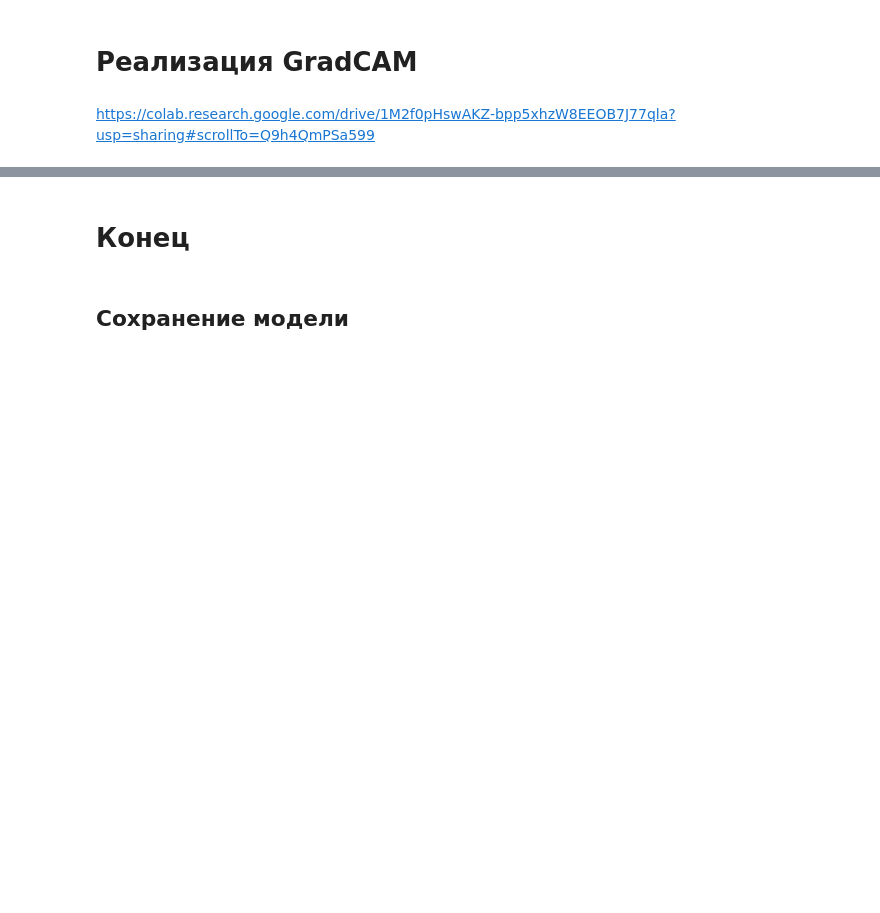
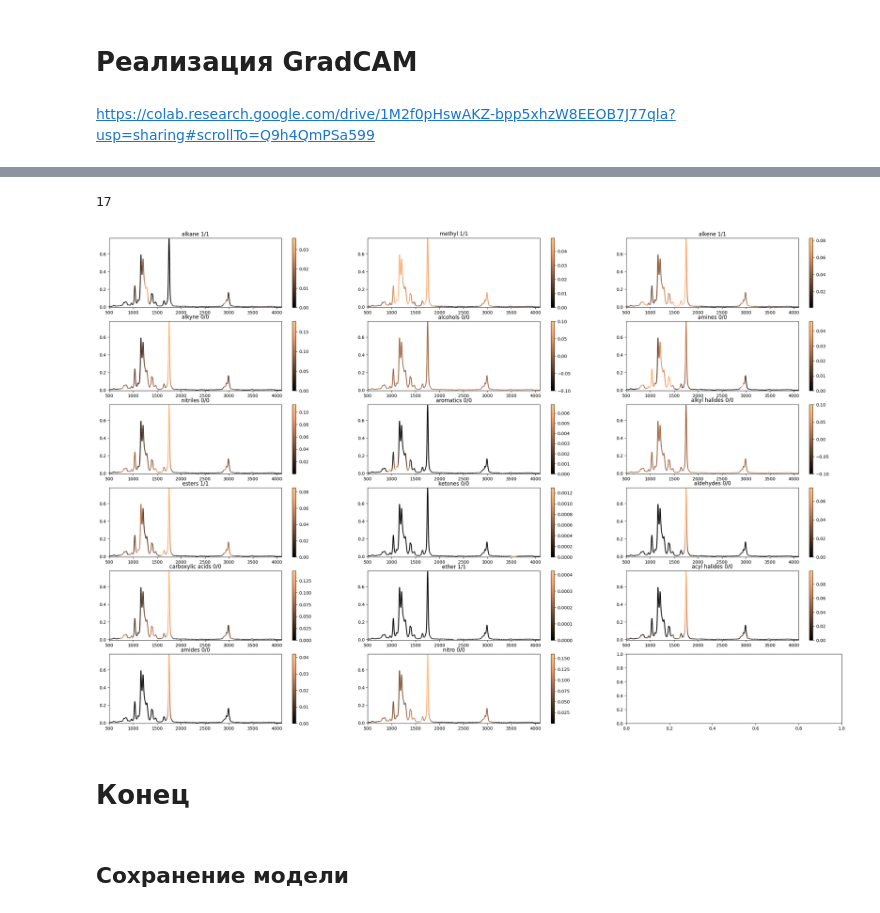
Before and after one commit to Lamblador/IR_expert_system, a Jupyter notebook: Koshelev_IR_expert_system_3_SHAP_vision.ipynb, the cells around one changed output, grey strips where cells are left out. Drawn from its saved outputs; the diff is of its cells as text; code cells hidden in the pictures; blank space fills up the shorter version.

```diff
--- a/Koshelev_IR_expert_system_3_SHAP_vision.ipynb
+++ b/Koshelev_IR_expert_system_3_SHAP_vision.ipynb
@@ -919,0 +975,47 @@ tensor([0.0000, 0.0000, 0.0000, 0.0000, 0.0000, 0.0000, 0.0000, 0.0000, 0.0007,
+# %%
+# plot the feature attributions
+import numpy as np
+import matplotlib.pyplot as plt
+from matplotlib.collections import LineCollection
+from matplotlib.colors import ListedColormap, BoundaryNorm
+def calc_cam_values(model, dataloader, layer, num_test_samples = 1):
+  #Создаём тестовый объект
+  batch = next(iter(dataloader))
+  images, labels = batch
+  if len(batch)>(100+num_test_samples):
+     background = images[:100]
+     test_images = images[100:(100+num_test_samples)]
+     test_labels = labels[100:(100+num_test_samples)]
+  else:
+    background = images[:(-num_test_samples-1)]
+    test_images = images[(-num_test_samples-1):-1]
+    test_labels = labels[(-num_test_samples-1):-1]
+  model.eval()
+  pred = model(test_images).detach().numpy()
+  for i in range(len(pred)):
+    pred[i][pred[i]>=0.5] = 1
+    pred[i][pred[i]<0.5] = 0
+  cam_map_all = []
+
+  for image in test_images:
+    cam_map_image = []
+    #print(image.shape)
+    image = image.unsqueeze(0)
+    #print(image.shape)
+    for i in range(17):
+      cam_map = get_cam_map(model, layer, image, i)
+      cam_map_image.append(cam_map_interpolate(cam_map))
+    cam_map_all.append(cam_map_image)
+  cam_plus_img = {}
+  cam_plus_img['image'] = test_images
+  cam_plus_img['cam_map'] = cam_map_all
+  cam_plus_img['labels'] = test_labels
+  cam_plus_img['pred'] = pred
+  clear_output()
+  return cam_plus_img
+# %%
+cam_plus_img = calc_cam_values(model, dataloader_ir_test, model._modules['layer7'], num_test_samples = 3)
+# %%
+len(cam_plus_img['cam_map'][0])
+# %% [output]
+17
@@ -920,3 +1099,7 @@ tensor([0.0000, 0.0000, 0.0000, 0.0000, 0.0000, 0.0000, 0.0000, 0.0000, 0.0007,
+# %%
+view_all_classes_cam(cam_plus_img, inx2cls, num = 0,  mode = 'continuous')
+# %% [output]
+[figure, added]
 # %% [markdown]
 # Конец
 # %% [markdown]
```
Also changed, not shown: parts of 17 cells of this notebook.
